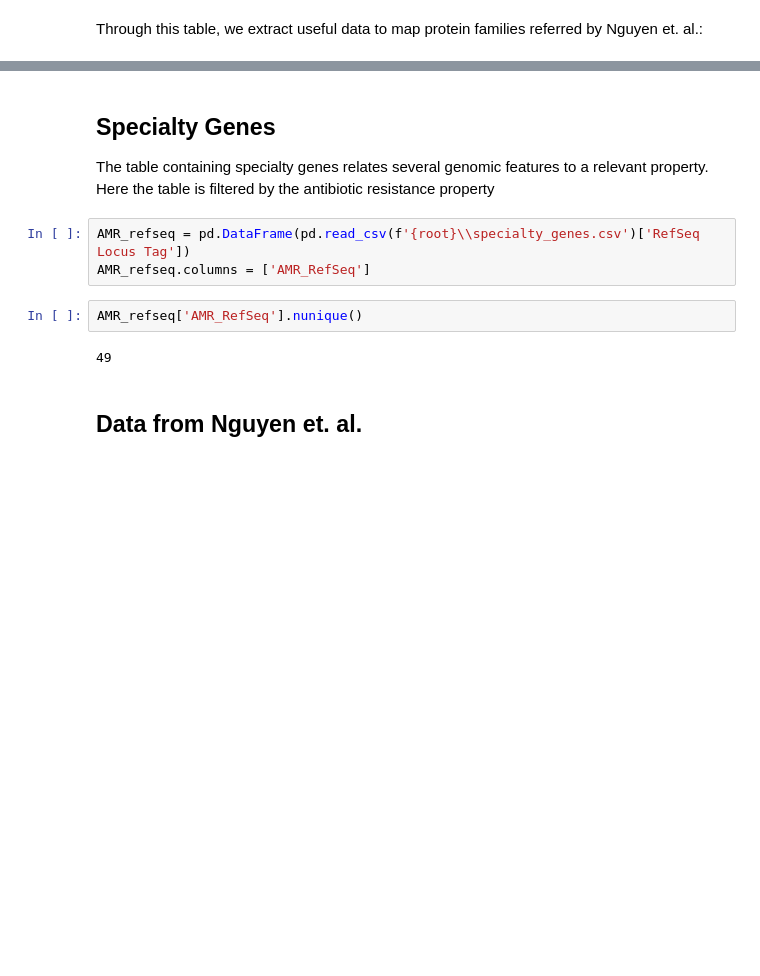
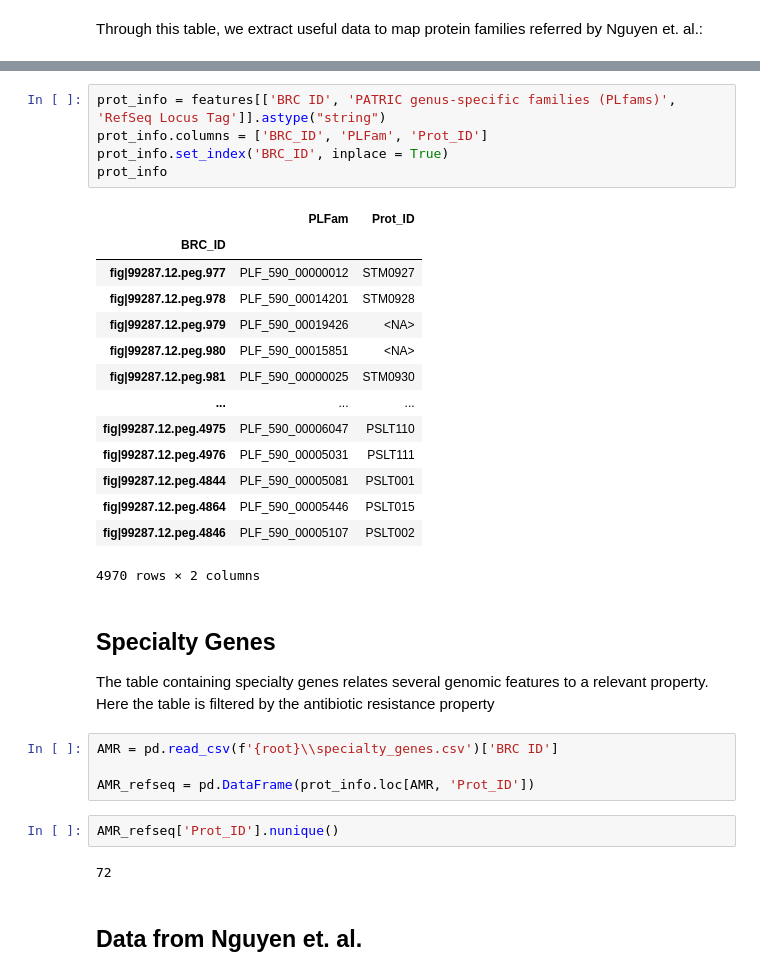
Before and after one commit to brunafistarol/MasterProject, a Jupyter notebook: Constructing_gene_sets_kernel.ipynb, the cells around one changed output, grey strips where cells are left out. Drawn from its saved outputs; the diff is of its cells as text; blank space fills up the shorter version.

```diff
--- a/Constructing_gene_sets_kernel.ipynb
+++ b/Constructing_gene_sets_kernel.ipynb
@@ -75,14 +72,35 @@ plf
+# %%
+prot_info = features[['BRC ID', 'PATRIC genus-specific families (PLfams)', 'RefSeq Locus Tag']].astype("string")
+prot_info.columns = ['BRC_ID', 'PLFam', 'Prot_ID']
+prot_info.set_index('BRC_ID', inplace = True)
+prot_info
+# %% [output]
+|  | PLFam | Prot_ID |
+| BRC_ID |  |  |
+| fig|99287.12.peg.977 | PLF_590_00000012 | STM0927 |
+| fig|99287.12.peg.978 | PLF_590_00014201 | STM0928 |
+| fig|99287.12.peg.979 | PLF_590_00019426 | <NA> |
+| fig|99287.12.peg.980 | PLF_590_00015851 | <NA> |
+| fig|99287.12.peg.981 | PLF_590_00000025 | STM0930 |
+| ... | ... | ... |
+| fig|99287.12.peg.4975 | PLF_590_00006047 | PSLT110 |
+| fig|99287.12.peg.4976 | PLF_590_00005031 | PSLT111 |
+| fig|99287.12.peg.4844 | PLF_590_00005081 | PSLT001 |
+| fig|99287.12.peg.4864 | PLF_590_00005446 | PSLT015 |
+| fig|99287.12.peg.4846 | PLF_590_00005107 | PSLT002 |
+4970 rows × 2 columns
 # %% [markdown]
 ## Specialty Genes
 
 The table containing specialty genes relates several genomic features to a relevant property. Here the table is filtered by the antibiotic resistance property
 # %%
-AMR_refseq = pd.DataFrame(pd.read_csv(f'{root}\\specialty_genes.csv')['RefSeq Locus Tag'])
-AMR_refseq.columns = ['AMR_RefSeq']
+AMR = pd.read_csv(f'{root}\\specialty_genes.csv')['BRC ID']
+
+AMR_refseq = pd.DataFrame(prot_info.loc[AMR, 'Prot_ID'])
 # %%
-AMR_refseq['AMR_RefSeq'].nunique()
+AMR_refseq['Prot_ID'].nunique()
 # %% [output]
-49
+72
 # %% [markdown]
 ## Data from Nguyen et. al.
 # %%
```
Also changed, not shown: parts of 50 cells of this notebook, 47 other files.
